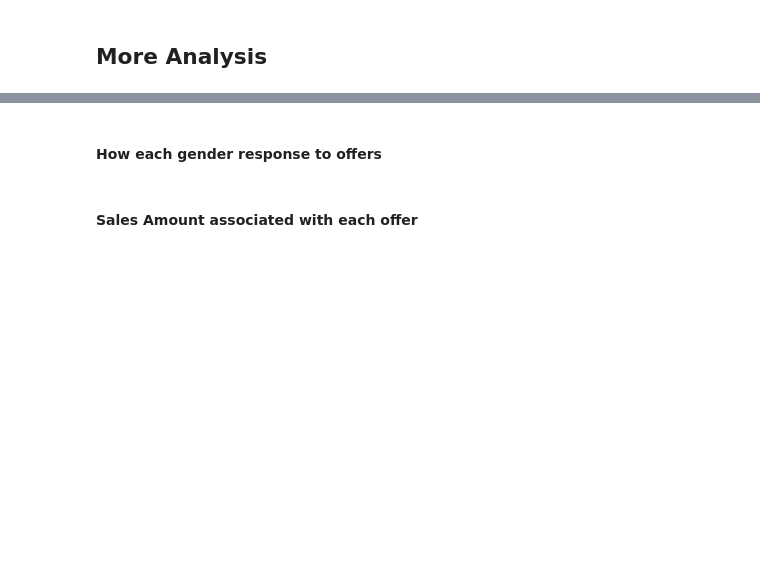
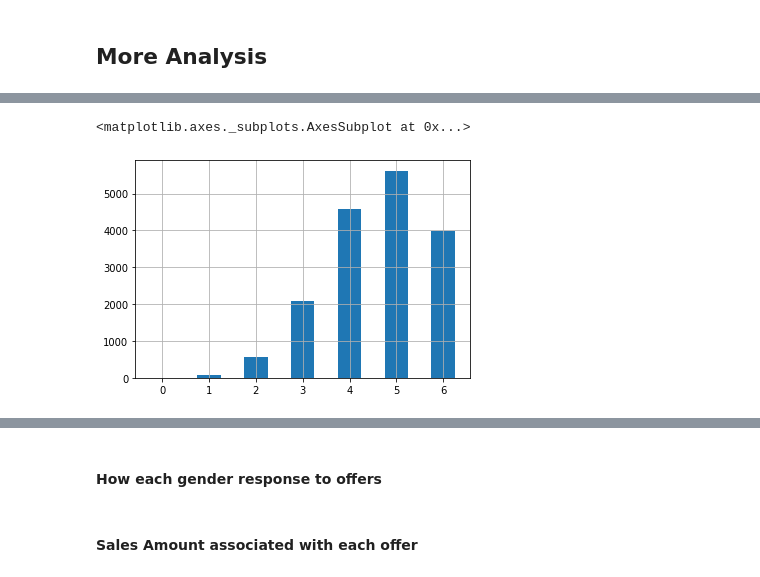
Before and after one commit to EmmaHu-learner/DS_NanoDegree_Capstone, a Jupyter notebook: Starbucks_Capstone_notebook.ipynb, the cells around one changed output, grey strips where cells are left out. Cells and saved outputs as stored; diff of their text form; code cells hidden in the pictures; blank space fills up the shorter version.

```diff
--- a/Starbucks_Capstone_notebook.ipynb
+++ b/Starbucks_Capstone_notebook.ipynb
@@ -1242,2 +775,12 @@ total number of purchases 150496
+# %%
+# Drop unnecessary columns
+to_be_dropped=[
+    'pre_event', 'pre_offer', 'post_event', 'post_offer', 'post_driven','post_irrelevant', 'post_id',
+    'time_since_receive', 'time','reward_x','reward_y', 'difficulty','duration',
+    'mobile', 'web', 'email','social','time_since_receive','post_event',
+    'post_offer', 'pre_amount', 'keep', 'post_id',
+    'post_driven', 'post_irrelevant', 'post_amount', 'pre_id'
+]
+df=df.drop(to_be_dropped, axis=1)
 # %%
 df.isnull().any()
@@ -1246,10 +804,6 @@ df.columns
-# %%
-# Drop unnecessary columns
-to_be_dropped.append[
-    'pre_event', 'pre_offer', 'post_event', 'post_offer', 'post_driven','post_irrelevant', 'post_id',
-    'time_since_receive', 'time',
-    'event']
-to_be_dropped=[x for i in to_be_dropped]
-df=df.drop(columns_to_drop, axis=1)
+# %%
+df['channels'].fillna(0, inplace=True)
+df['reward_diff_ratio'].fillna(0, inplace=True)
+df['offer_type'].fillna("NoOffer", inplace=True)
 # %% [markdown]
 ## More Analysis
@@ -1256 +815,6 @@ df=df.drop(columns_to_drop, axis=1)
+# %%
+df[df['offer id']!='unknown'].groupby('person')['offer id'].count().hist(bins=range(0,8), rwidth=0.5, align='left')
+# %% [output]
+<matplotlib.axes._subplots.AxesSubplot at 0x...>
+[figure, added]
 # %%
```
Also changed, not shown: parts of 70 cells of this notebook.
